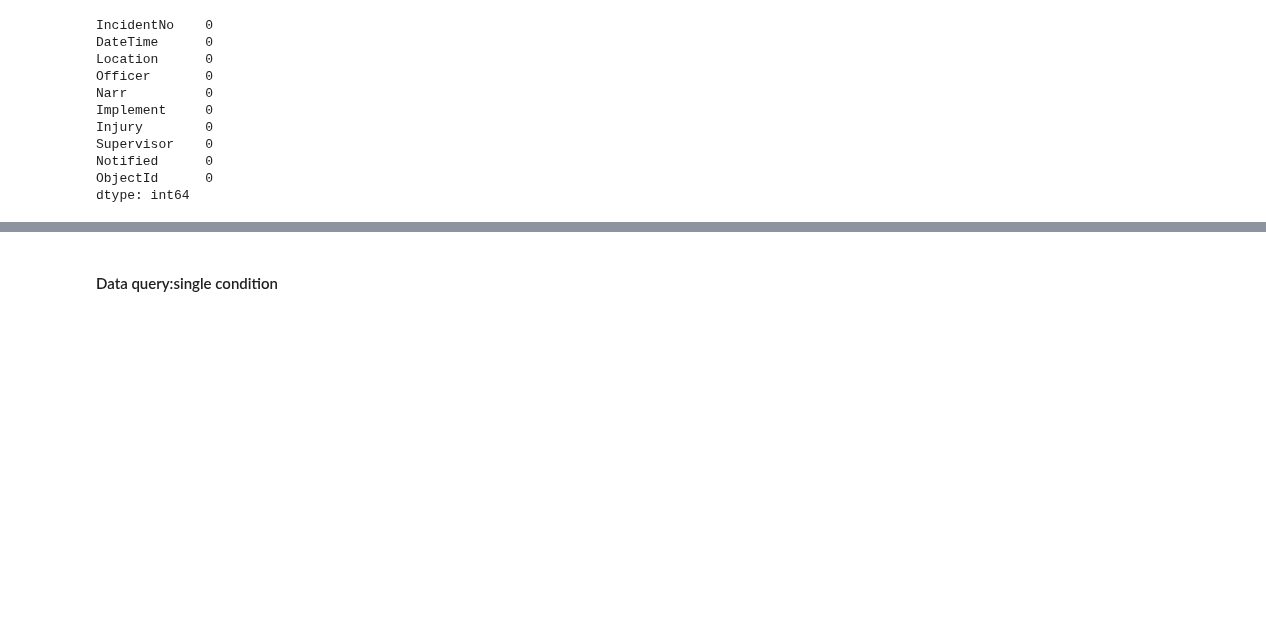
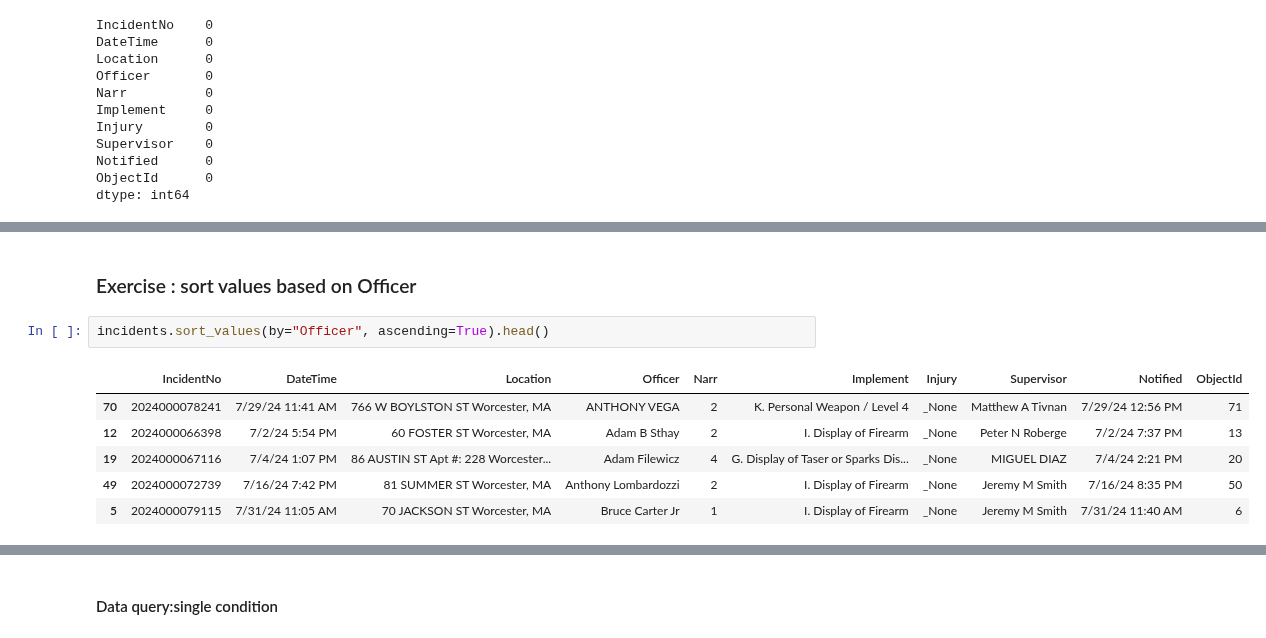
Before and after one commit to gisynw/ssj-302_V1, a Jupyter notebook: docs/Lectures/Week04_Pandas.ipynb, the cells around one changed output, grey strips where cells are left out. Drawn from its saved outputs; the diff is of its cells as text; blank space fills up the shorter version.

```diff
--- a/docs/Lectures/Week04_Pandas.ipynb
+++ b/docs/Lectures/Week04_Pandas.ipynb
@@ -251,3 +265,14 @@ incidents.sort_values(by="Narr", ascending=False).head()
 | 47 | 2024000072086 | 7/15/24 10:27 AM | 442 GRAFTON ST Worcester, MA | Dimitrios Gaitanidis | 9 | I. Display of Firearm | _None | Jeffrey P Carlson | 7/15/24 1:05 PM | 48 |
 | 48 | 2024000072443 | 7/16/24 6:23 AM | 5 TOWNSEND ST Apt #: 2 Worcester, MA | Terrence O Gaffney | 9 | I. Display of Firearm | _None | Terrence G Cahill | 7/16/24 7:41 PM | 49 |
 | 43 | 2024000072086 | 7/15/24 10:27 AM | 442 GRAFTON ST Worcester, MA | Jose M Lugo-Gardner | 8 | I. Display of Firearm | _None | Shawn M Barbale | 7/15/24 2:01 PM | 44 |
+# %% [markdown]
+### Exercise : sort values based on Officer
+# %%
+incidents.sort_values(by="Officer", ascending=True).head()
+# %% [output]
+|  | IncidentNo | DateTime | Location | Officer | Narr | Implement | Injury | Supervisor | Notified | ObjectId |
+| 70 | 2024000078241 | 7/29/24 11:41 AM | 766 W BOYLSTON ST Worcester, MA | ANTHONY VEGA | 2 | K. Personal Weapon / Level 4 | _None | Matthew A Tivnan | 7/29/24 12:56 PM | 71 |
+| 12 | 2024000066398 | 7/2/24 5:54 PM | 60 FOSTER ST Worcester, MA | Adam B Sthay | 2 | I. Display of Firearm | _None | Peter N Roberge | 7/2/24 7:37 PM | 13 |
+| 19 | 2024000067116 | 7/4/24 1:07 PM | 86 AUSTIN ST Apt #: 228 Worcester... | Adam Filewicz | 4 | G. Display of Taser or Sparks Dis... | _None | MIGUEL DIAZ | 7/4/24 2:21 PM | 20 |
+| 49 | 2024000072739 | 7/16/24 7:42 PM | 81 SUMMER ST Worcester, MA | Anthony Lombardozzi | 2 | I. Display of Firearm | _None | Jeremy M Smith | 7/16/24 8:35 PM | 50 |
+| 5 | 2024000079115 | 7/31/24 11:05 AM | 70 JACKSON ST Worcester, MA | Bruce Carter Jr | 1 | I. Display of Firearm | _None | Jeremy M Smith | 7/31/24 11:40 AM | 6 |
```
Also changed, not shown: parts of 8 cells of this notebook.
